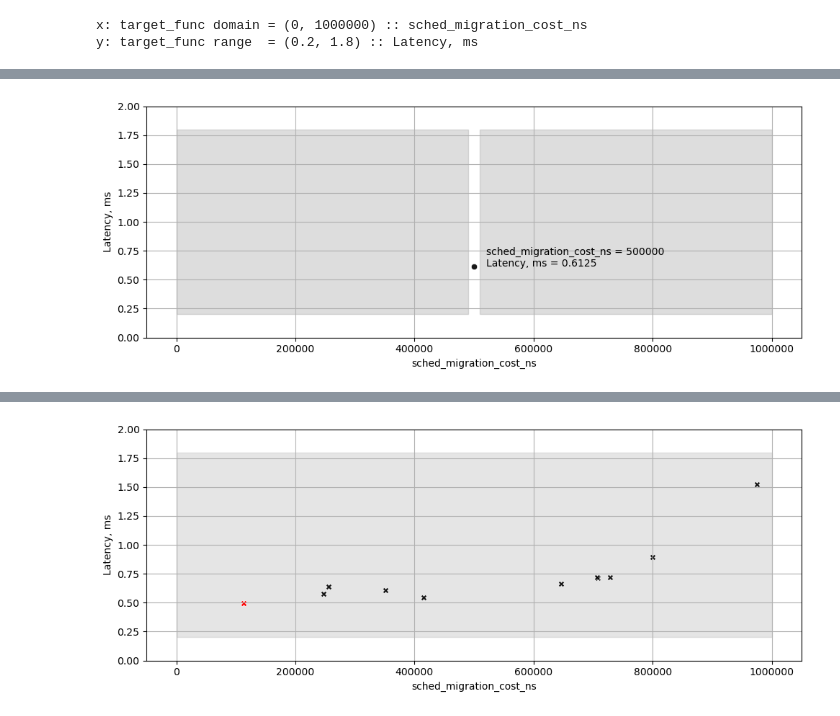
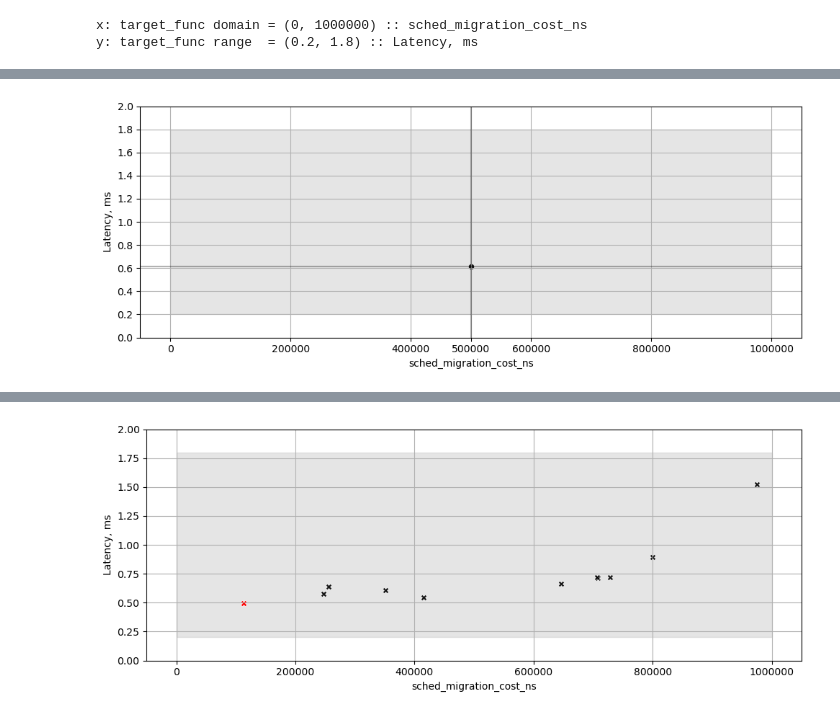
Before and after one commit to motus/sqlite-autotuning, a Jupyter notebook: sigmod2025_tutorial/sigmod2025_tutorial_02_bo.ipynb, the cells around one changed output, grey strips where cells are left out. Cells and saved outputs as stored; diff of their text form; code cells hidden in the pictures.

```diff
--- a/sigmod2025_tutorial/sigmod2025_tutorial_02_bo.ipynb
+++ b/sigmod2025_tutorial/sigmod2025_tutorial_02_bo.ipynb
@@ -17,7 +18,8 @@ y: target_func range  = (0.2, 1.8) :: Latency, ms
 # %%
 NUM_SAMPLES = 11
 # %%
-df = pandas.DataFrame({"x": [500000], "y": [target_func(500000)]})
+df = pandas.DataFrame({"x": [100000, 500000, 750000]})
+df["y"] = df.x.apply(target_func)
 df
 # %% [output]
 |  | x | y |
@@ -24,0 +29,5 @@ df
+# %%
+kernel = RBF(length_scale=1, length_scale_bounds=(0.1, 2.0))
+gp = GaussianProcessRegressor(kernel=kernel, alpha=1e-12, random_state=42)
+
+gp.fit(df.x.to_numpy().reshape(-1, 1), df.y)
@@ -25,41 +75,63 @@ df
 # %%
-plt.rcParams["figure.figsize"] = (10, 4)
 
-_fig, ax = plt.subplots()
+colors_dark2 = [
+    "#1b9e77",
+    "#d95f02",
+    "#7570b3",
+    "#e7298a",
+    "#66a61e",
+    "#e6ab02",
+]
 
-# ax.add_patch(patches.Rectangle(
-#     xy=(0, 0.2), width=1000000, height=1.6,
-#     color="#CCCCCC", alpha=0.5, fill=True,
-# ))
+for num_curves in range(5):
 
-ax.add_patch(patches.Rectangle(
-    xy=(0, 0.2), width=490000, height=1.6,
-    color="#AAAAAA", alpha=0.4, fill=True,
-))
+    np.random.seed(46)
+    plt.rcParams["figure.figsize"] = (10, 4)
 
-ax.add_patch(patches.Rectangle(
-    xy=(510000, 0.2), width=490000, height=1.6,
-    color="#AAAAAA", alpha=0.4, fill=True,
-))
+    _fig, ax = plt.subplots()
 
-sns.scatterplot(data=df, x="x", y="y", marker='o', color="black", alpha=0.9)
-plt.text(df.x[0] + 20000, df.y[0],
-         f"{TUNABLE_PARAM_NAME} = {df.x[0]}\n{METRIC_NAME} = {df.y[0]:.4f}",
-         horizontalalignment='left', size='medium', color='black')
+    ax.add_patch(patches.Rectangle(
+        xy=(0, 0.2), width=1000000, height=1.6,
+        color="#CCCCCC", alpha=0.5, fill=True,
+    ))
 
+    plt.axvline(df.x[0], color="black", alpha=0.3)
+    plt.axhline(df.y[0], color="black", alpha=0.3)
+    sns.scatterplot(data=df, x="x", y="y", marker='o', color="black", alpha=0.9)
 
-plt.xlim(-50000, 1050000)
-plt.ylim(0, 2)
+    for i in range(num_curves):
 
-plt.ticklabel_format(axis="x", style="plain")
+        x = np.concatenate([
+            np.linspace(0, 1000000, 8),
+            df.x.to_numpy(),
+        ])
+        y = np.concatenate([
+            np.random.uniform(low=0.1, high=1.9, size=8),
+            df.y.to_numpy(),
+        ])
 
-plt.xlabel(TUNABLE_PARAM_NAME)
-plt.ylabel(METRIC_NAME)
-# plt.title("Optimizing Redis performance")
-plt.grid()
-plt.tight_layout()
+        func_interp = interp1d(x, y, kind='quadratic')
+        x_interp = np.linspace(0, 1000000, 201)
+        y_interp = func_interp(x_interp)
 
-plt.savefig("img/sigmod2025_tutorial_02_bo_01_default.png", transparent=False, dpi=300)
+        sns.lineplot(x=x_interp, y=y_interp, color=colors_dark2[i], alpha=0.7)
+
+    plt.xticks([0, 200000, 400000, 600000, 800000, 1000000] + df.x.to_list())
+    plt.yticks([0, 0.2, 0.4, 0.6, 0.8, 1.0, 1.2, 1.4, 1.6, 1.8, 2.0])
+
+    plt.xlim(-50000, 1050000)
+    plt.ylim(0, 2)
+
+    plt.ticklabel_format(axis="both", style="plain")
+
+    plt.xlabel(TUNABLE_PARAM_NAME)
+    plt.ylabel(METRIC_NAME)
+    # plt.title("Optimizing Redis performance")
+    plt.grid()
+    plt.tight_layout()
+
+    plt.savefig(f"img/sigmod2025_tutorial_02_bo_01_default_{num_curves}.png", transparent=False, dpi=300)
+
 plt.show()
 # %% [output]
-[figure, old version]
+[figure, new version]
```
Also changed, not shown: parts of 8 cells of this notebook.
